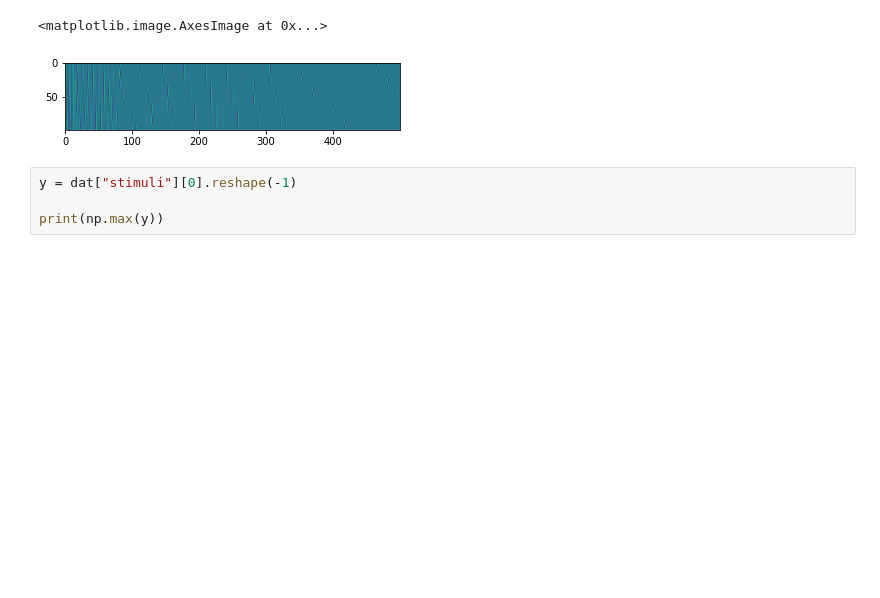
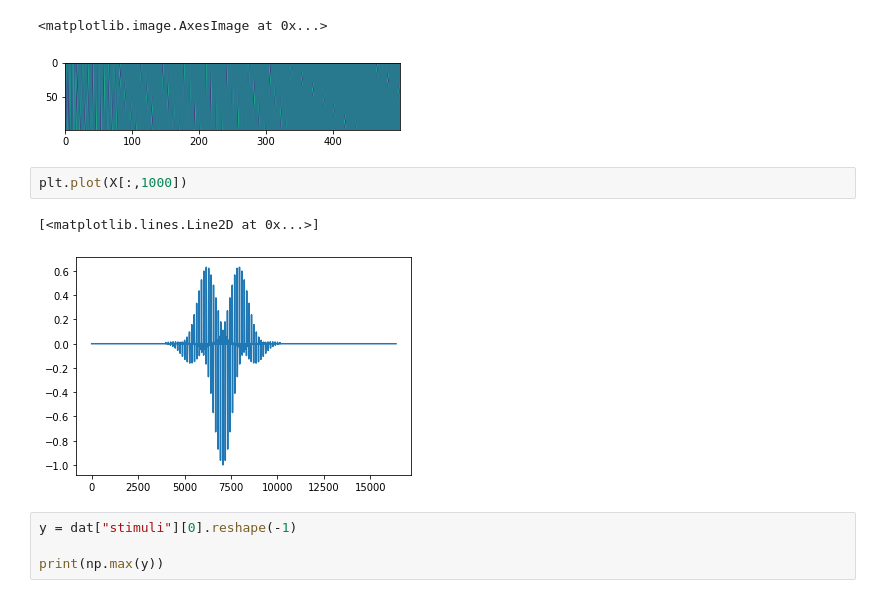
Before and after one commit to da5nsy/ReplicatingKay2008, a Jupyter notebook: My_Edits_of_load_kay_images.ipynb, the cells around one changed output. Saved outputs shown, nothing was run; the diff lists cells and outputs as text; blank space fills up the shorter version.

```diff
--- a/My_Edits_of_load_kay_images.ipynb
+++ b/My_Edits_of_load_kay_images.ipynb
@@ -291,6 +321,11 @@ plt.imshow(X[0:100,0:500]) # A small chunk of X - you can see the alternating ph
 # %% [output]
 <matplotlib.image.AxesImage at 0x...>
 [figure]
+# %%
+plt.plot(X[:,1000])
+# %% [output]
+[<matplotlib.lines.Line2D at 0x...>]
+[figure, added]
 # %%
 y = dat["stimuli"][0].reshape(-1)
 
```
Also changed, not shown: parts of 9 cells of this notebook.
